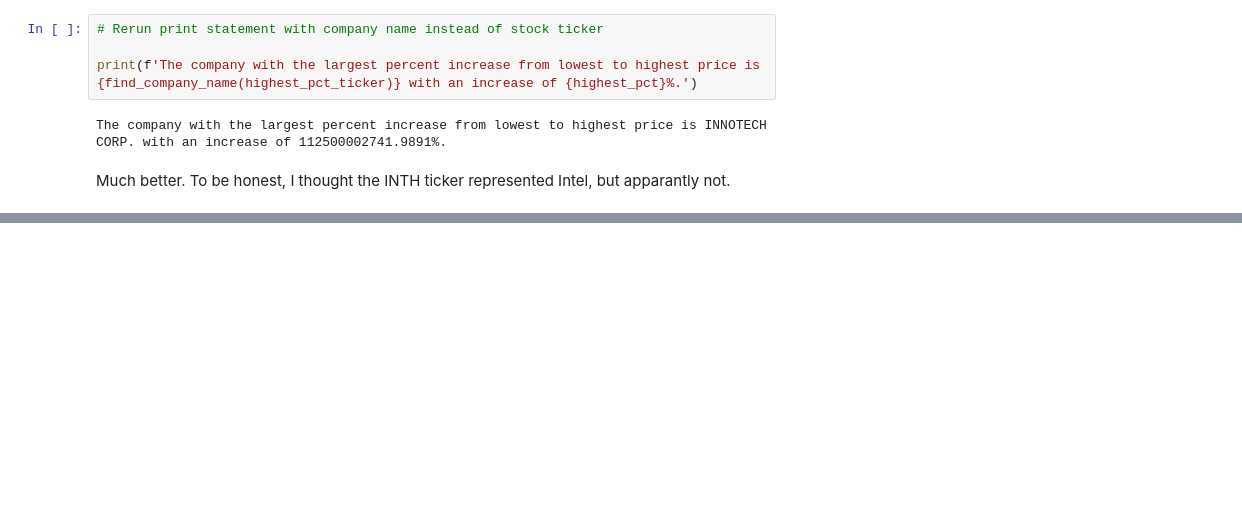
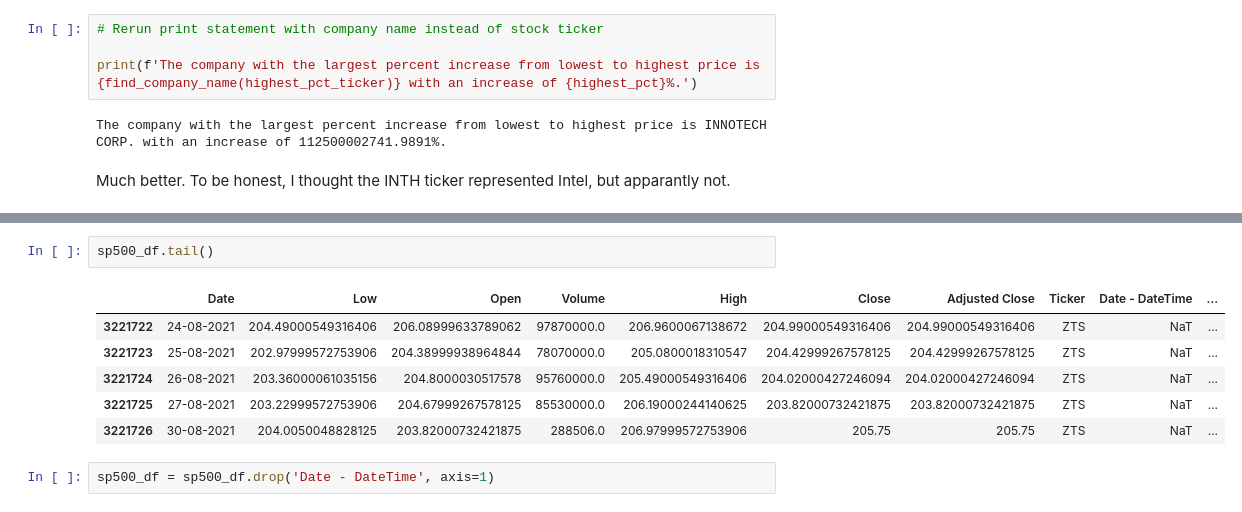
Before and after one commit to moferg/stock-market-analysis, a Jupyter notebook: stocks.ipynb, the cells around one changed output, grey strips where cells are left out. Drawn from its saved outputs; the diff is of its cells as text; blank space fills up the shorter version.

```diff
--- a/stocks.ipynb
+++ b/stocks.ipynb
@@ -415,0 +581,11 @@ Much better. To be honest, I thought the INTH ticker represented Intel, but appa
+# %%
+sp500_df.tail()
+# %% [output]
+|  | Date | Low | Open | Volume | High | Close | Adjusted Close | Ticker | Date - DateTime | ... |
+| 3221722 | 24-08-2021 | 204.49000549316406 | 206.08999633789062 | 97870000.0 | 206.9600067138672 | 204.99000549316406 | 204.99000549316406 | ZTS | NaT | ... |
+| 3221723 | 25-08-2021 | 202.97999572753906 | 204.38999938964844 | 78070000.0 | 205.0800018310547 | 204.42999267578125 | 204.42999267578125 | ZTS | NaT | ... |
+| 3221724 | 26-08-2021 | 203.36000061035156 | 204.8000030517578 | 95760000.0 | 205.49000549316406 | 204.02000427246094 | 204.02000427246094 | ZTS | NaT | ... |
+| 3221725 | 27-08-2021 | 203.22999572753906 | 204.67999267578125 | 85530000.0 | 206.19000244140625 | 203.82000732421875 | 203.82000732421875 | ZTS | NaT | ... |
+| 3221726 | 30-08-2021 | 204.0050048828125 | 203.82000732421875 | 288506.0 | 206.97999572753906 | 205.75 | 205.75 | ZTS | NaT | ... |
+# %%
+sp500_df = sp500_df.drop('Date - DateTime', axis=1)
```
Also changed, not shown: parts of 28 cells of this notebook.
